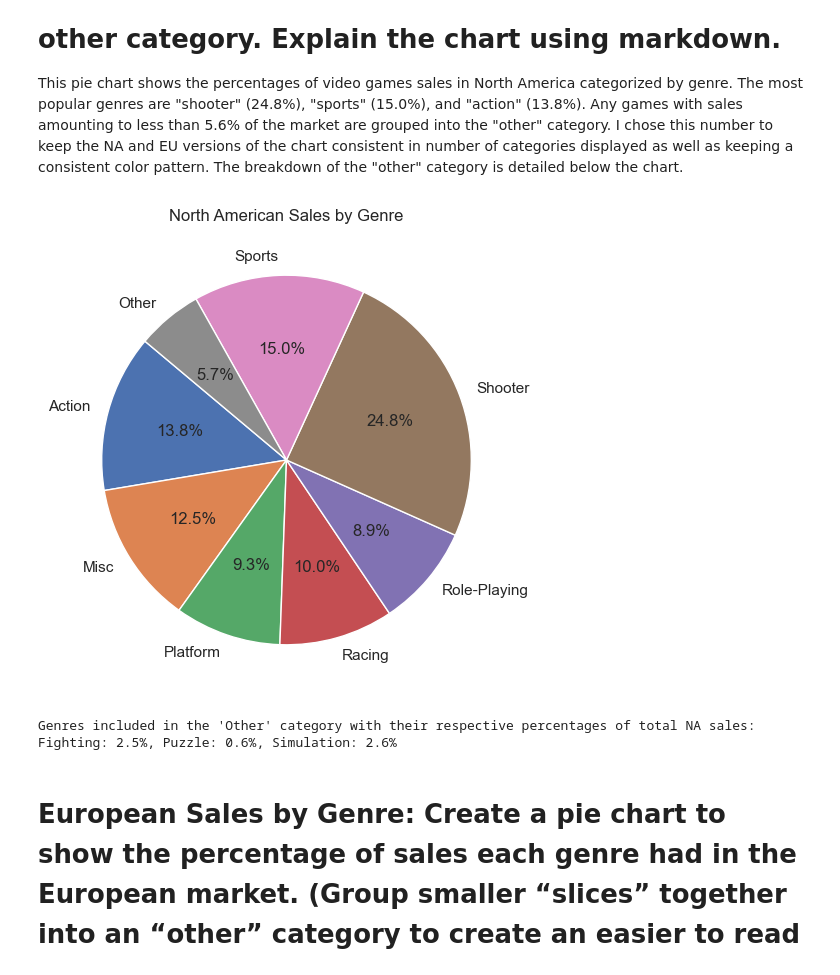
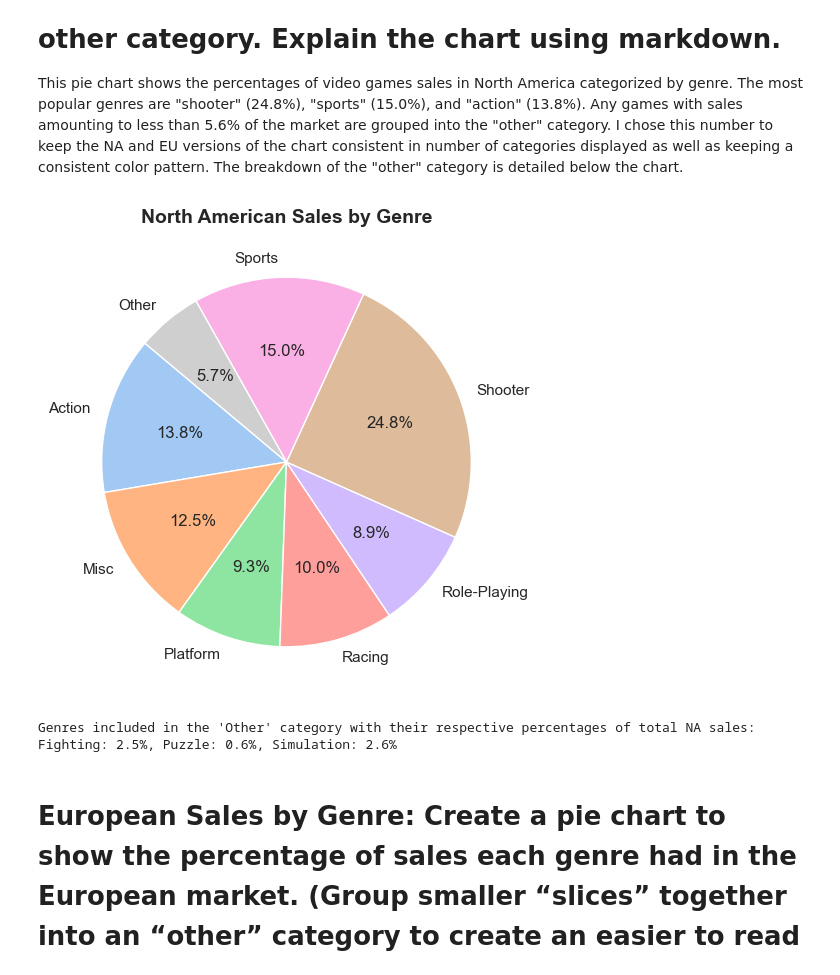
Before and after one commit to nseitler/video-game-sales, a Jupyter notebook: VideoGameDataViz.ipynb, the cells around one changed output. Saved outputs shown, nothing was run; the diff lists cells and outputs as text; code cells hidden in the pictures.

```diff
--- a/VideoGameDataViz.ipynb
+++ b/VideoGameDataViz.ipynb
@@ -73,24 +84,26 @@ This pie chart shows the percentages of video games sales in North America categ
 # %%
 na_sales_by_genre = vg.groupby('Genre')['NA_Sales'].sum()
 total_na_sales = na_sales_by_genre.sum()
 
 threshold = 0.056 * na_sales_by_genre.sum()
 small_categories = na_sales_by_genre[na_sales_by_genre < threshold]
 na_sales_by_genre = na_sales_by_genre[na_sales_by_genre >= threshold]
 na_sales_by_genre['Other'] = small_categories.sum()
 
+colors = sns.color_palette('pastel')
+
 plt.figure(figsize=(10, 6))
-plt.pie(na_sales_by_genre, labels=na_sales_by_genre.index, autopct='%1.1f%%', startangle=140)
-plt.title('North American Sales by Genre')
+plt.pie(na_sales_by_genre, labels=na_sales_by_genre.index, autopct='%1.1f%%', startangle=140, colors=colors)
+plt.title('North American Sales by Genre', fontsize=14, fontweight='bold')
 
 plt.show()
 
 other_percentages = (small_categories / total_na_sales) * 100
 other_details = ', '.join([f'{genre}: {percent:.1f}%' for genre, percent in other_percentages.items()])
 
 print(f"Genres included in the 'Other' category with their respective percentages of total NA sales: {other_details}")
 # %% [output]
-[figure, old version]
+[figure, new version]
 Genres included in the 'Other' category with their respective percentages of total NA sales: Fighting: 2.5%, Puzzle: 0.6%, Simulation: 2.6%
 # %% [markdown]
 # European Sales by Genre: Create a pie chart to show the percentage of sales each genre had in the European market. (Group smaller “slices” together into an “other” category to create an easier to read chart) Detail what is included in the other category. Explain the chart using markdown.
```
Also changed, not shown: parts of 8 cells of this notebook.
